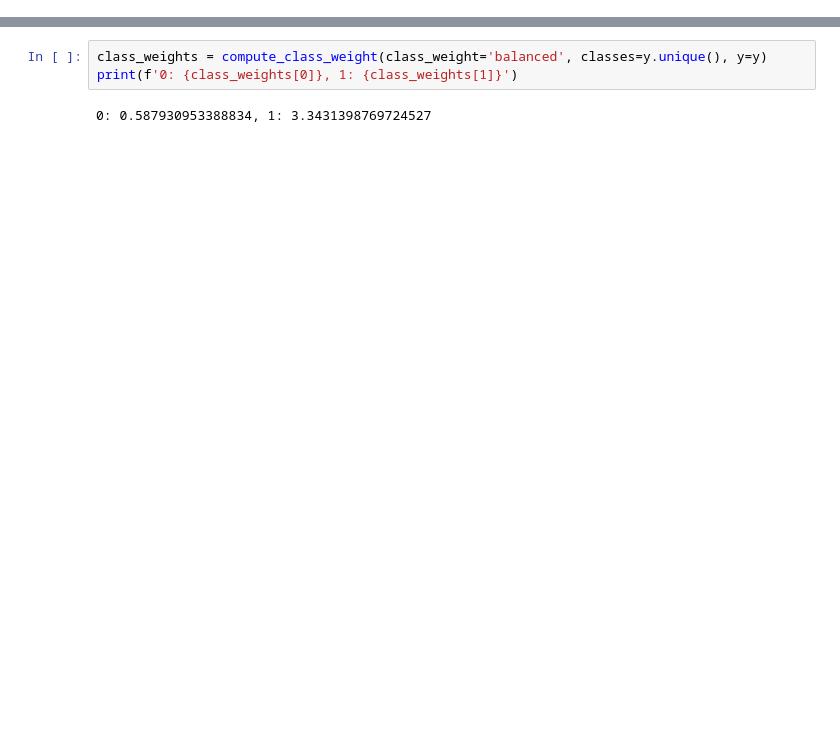
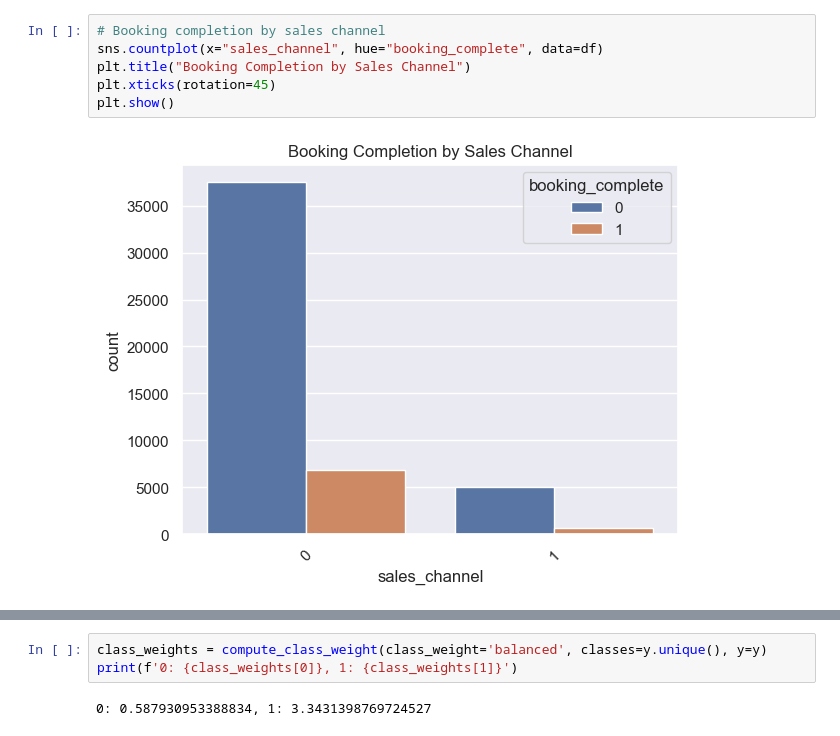
Before and after one commit to salty511/ba-data-course, a Jupyter notebook: buying-behaviour-modelling.ipynb, the cells around one changed output, grey strips where cells are left out. Cells and saved outputs as stored; diff of their text form; blank space fills up the shorter version.

```diff
--- a/buying-behaviour-modelling.ipynb
+++ b/buying-behaviour-modelling.ipynb
@@ -198,0 +145,8 @@ Notice how our model is very biased towards predicting no booking completion, or
+# %%
+# Booking completion by sales channel
+sns.countplot(x="sales_channel", hue="booking_complete", data=df)
+plt.title("Booking Completion by Sales Channel")
+plt.xticks(rotation=45)
+plt.show()
+# %% [output]
+[figure, added]
```
Also changed, not shown: parts of 49 cells of this notebook.
